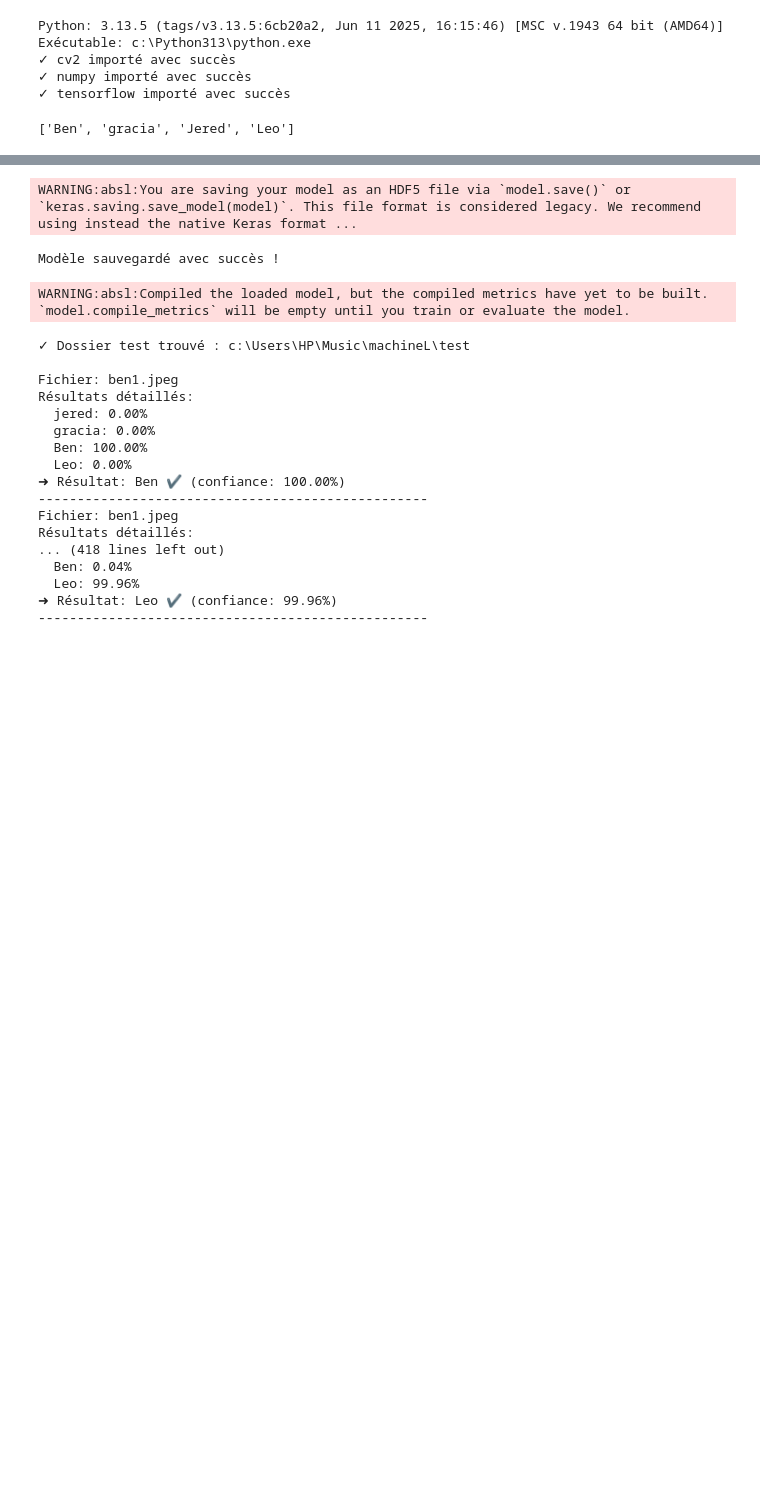
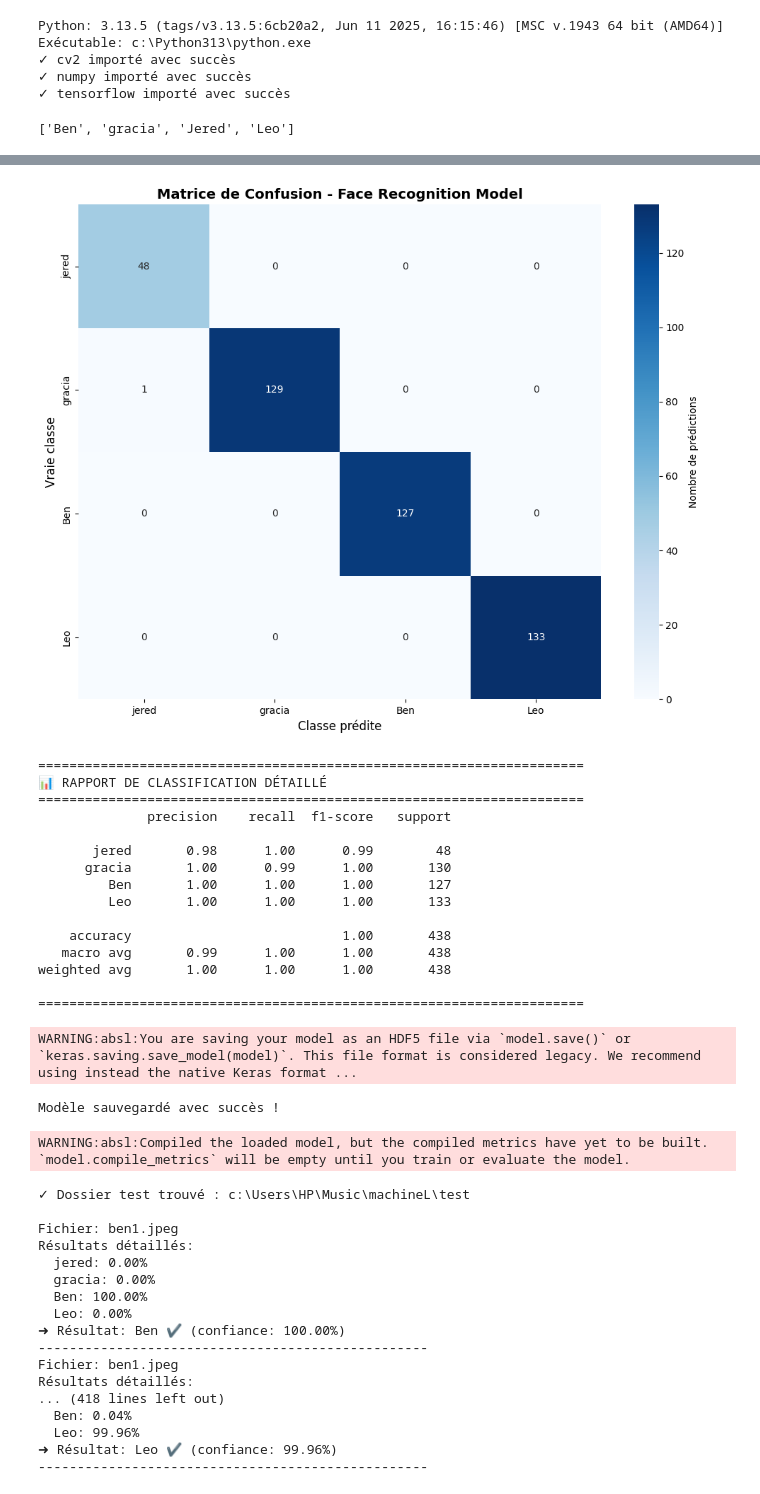
Before and after one commit to Jered-M/MachineL, a Jupyter notebook: ML.ipynb, the cells around one changed output, grey strips where cells are left out. Drawn from its saved outputs; the diff is of its cells as text; code cells hidden in the pictures; blank space fills up the shorter version.

```diff
--- a/ML.ipynb
+++ b/ML.ipynb
@@ -290,3 +296,50 @@ else:
+# %%
+from sklearn.metrics import confusion_matrix, classification_report
+import seaborn as sns
+import matplotlib.pyplot as plt
+
+# Faire les prédictions sur les données de test
+y_pred = model_tl.predict(X_test, verbose=0)
+y_pred_classes = np.argmax(y_pred, axis=1)
+
+# Créer la matrice de confusion
+cm = confusion_matrix(y_test, y_pred_classes)
+
+# Plot de la matrice de confusion
+plt.figure(figsize=(10, 8))
+sns.heatmap(cm, annot=True, fmt='d', cmap='Blues',
+            xticklabels=classes,
+            yticklabels=classes,
+            cbar_kws={'label': 'Nombre de prédictions'})
+plt.title('Matrice de Confusion - Face Recognition Model', fontsize=14, fontweight='bold')
+plt.ylabel('Vraie classe', fontsize=12)
+plt.xlabel('Classe prédite', fontsize=12)
+plt.tight_layout()
+plt.show()
+
+# Rapport de classification détaillé
+print("\n" + "=" * 70)
+print("📊 RAPPORT DE CLASSIFICATION DÉTAILLÉ")
+print("=" * 70)
+print(classification_report(y_test, y_pred_classes, target_names=classes))
+print("=" * 70)
+# %% [output]
+[figure, added]
+======================================================================
+📊 RAPPORT DE CLASSIFICATION DÉTAILLÉ
+======================================================================
+              precision    recall  f1-score   support
+
+       jered       0.98      1.00      0.99        48
+      gracia       1.00      0.99      1.00       130
+         Ben       1.00      1.00      1.00       127
+         Leo       1.00      1.00      1.00       133
+
+    accuracy                           1.00       438
+   macro avg       0.99      1.00      1.00       438
+weighted avg       1.00      1.00      1.00       438
+
+======================================================================
 # %%
 model_tl.save(r"C:\Users\HP\Music\machineL\faceRecognitionApp\face.h5")
 print("Modèle sauvegardé avec succès !")
```
Also changed, not shown: parts of 6 cells of this notebook, 4 other files.
